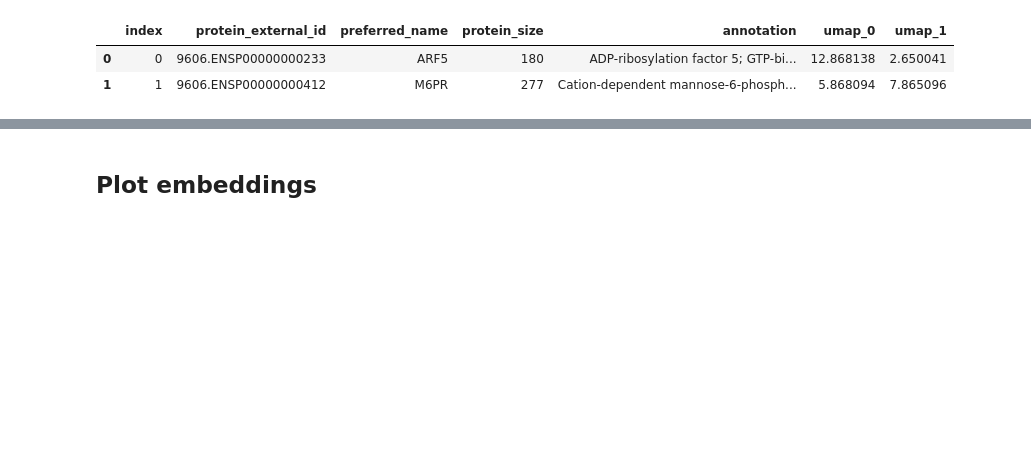
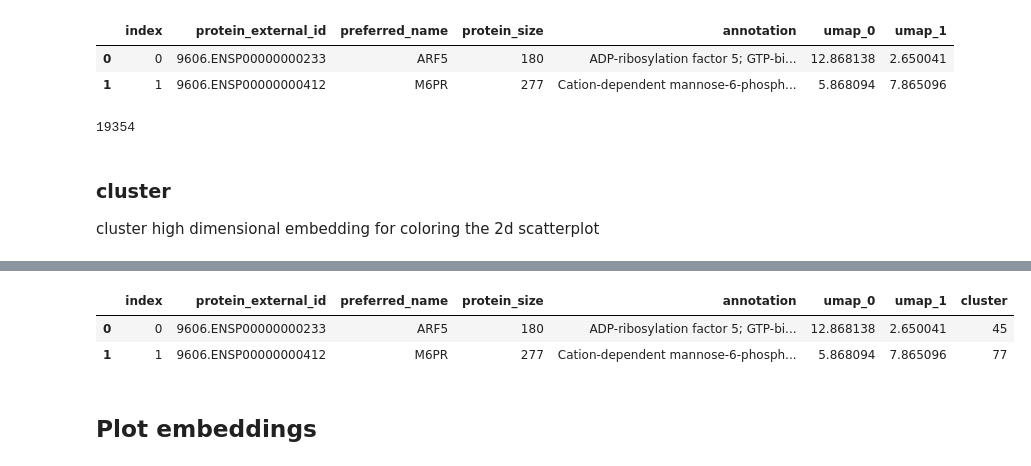
Before and after one commit to related-sciences/string-protein-network, a Jupyter notebook: 26.umap-transform-node2vec.ipynb, the cells around one changed output, grey strips where cells are left out. Drawn from its saved outputs; the diff is of its cells as text; code cells hidden in the pictures; blank space fills up the shorter version.

```diff
--- a/26.umap-transform-node2vec.ipynb
+++ b/26.umap-transform-node2vec.ipynb
@@ -43,13 +43,17 @@ Wall time: 40 s
 # %%
 # Create embedding dataframe
-umap_df = (
+umap_df = gene_df.merge(
     pd.DataFrame(mapper.transform(embedding_high_df))
     .add_prefix("umap_")
-    .assign(preferred_name=embedding_high_df.index.get_level_values("preferred_name"))
+    .reset_index(drop = False)
+    .rename(columns={"node_id": "index"})
 )
-umap_df = gene_df.merge(umap_df)
 umap_df.head(2)
 # %% [output]
 |  | index | protein_external_id | preferred_name | protein_size | annotation | umap_0 | umap_1 |
 | 0 | 0 | 9606.ENSP00000000233 | ARF5 | 180 | ADP-ribosylation factor 5; GTP-bi... | 12.868138 | 2.650041 |
 | 1 | 1 | 9606.ENSP00000000412 | M6PR | 277 | Cation-dependent mannose-6-phosph... | 5.868094 | 7.865096 |
+# %%
+len(umap_df)
+# %% [output]
+19354
@@ -55,0 +68,14 @@ umap_df.head(2)
+# %% [markdown]
+### cluster
+
+cluster high dimensional embedding for coloring the 2d scatterplot
+# %%
+%%time
+from sklearn.cluster import DBSCAN, KMeans
+from sklearn.preprocessing import StandardScaler
+# https://scikit-learn.org/stable/modules/generated/sklearn.cluster.DBSCAN.html
+cluster_model = KMeans(n_clusters=100, random_state=0)
+clusters = cluster_model.fit_predict(StandardScaler().fit_transform(embedding_high_df))
+umap_df["cluster"] = clusters
+umap_df.head(2)
+# %% [output]
@@ -56,3 +84,6 @@ umap_df.head(2)
+|  | index | protein_external_id | preferred_name | protein_size | annotation | umap_0 | umap_1 | cluster |
+| 0 | 0 | 9606.ENSP00000000233 | ARF5 | 180 | ADP-ribosylation factor 5; GTP-bi... | 12.868138 | 2.650041 | 45 |
+| 1 | 1 | 9606.ENSP00000000412 | M6PR | 277 | Cation-dependent mannose-6-phosph... | 5.868094 | 7.865096 | 77 |
 # %%
 umap_df.to_csv("data/embeddings/node2vec-128d-to-umap-2d.tsv.xz", sep="\t", index=False)
 # %% [markdown]
```
Also changed, not shown: parts of 6 cells of this notebook, 2 other files.
